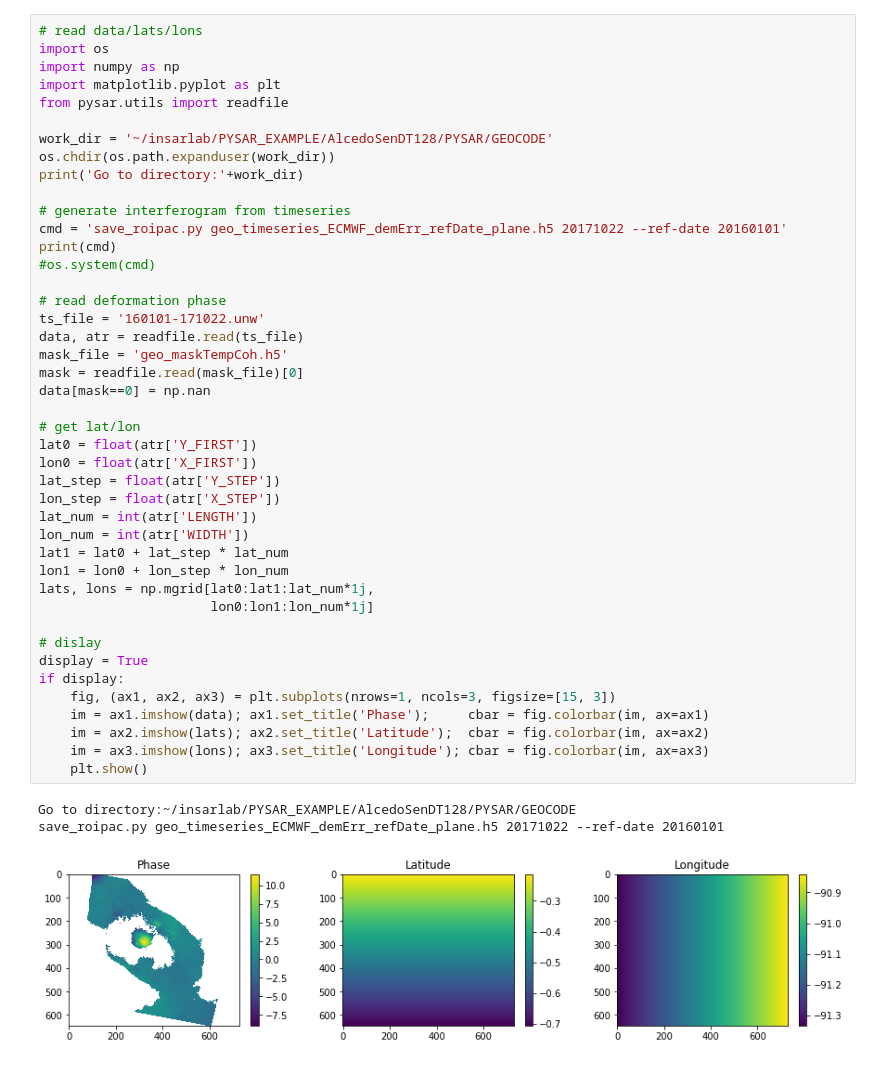
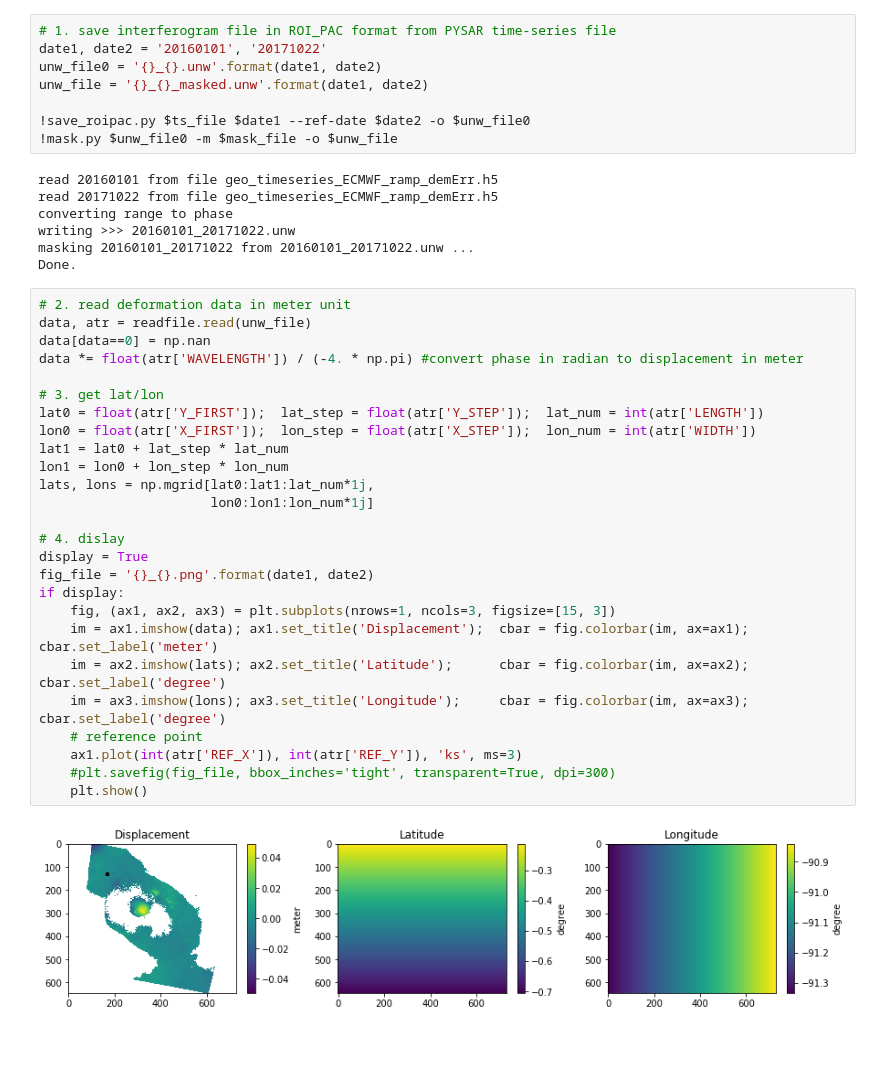
Before and after one commit to insarlab/MintPy, a Jupyter notebook: examples/save_data2text.ipynb, the cells around one changed output. Drawn from its saved outputs; the diff is of its cells as text.

```diff
--- a/examples/save_data2text.ipynb
+++ b/examples/save_data2text.ipynb
@@ -1,48 +19,44 @@
+# %%
+# 1. save interferogram file in ROI_PAC format from PYSAR time-series file
+date1, date2 = '20160101', '20171022'
+unw_file0 = '{}_{}.unw'.format(date1, date2)
+unw_file = '{}_{}_masked.unw'.format(date1, date2)
+
+!save_roipac.py $ts_file $date1 --ref-date $date2 -o $unw_file0
+!mask.py $unw_file0 -m $mask_file -o $unw_file
+# %% [output]
+read 20160101 from file geo_timeseries_ECMWF_ramp_demErr.h5
+read 20171022 from file geo_timeseries_ECMWF_ramp_demErr.h5
+converting range to phase
+writing >>> 20160101_20171022.unw
+masking 20160101_20171022 from 20160101_20171022.unw ...
+Done.
 # %%
-# read data/lats/lons
-import os
-import numpy as np
-import matplotlib.pyplot as plt
-from pysar.utils import readfile
+# 2. read deformation data in meter unit
+data, atr = readfile.read(unw_file)
+data[data==0] = np.nan
+data *= float(atr['WAVELENGTH']) / (-4. * np.pi) #convert phase in radian to displacement in meter
 
-work_dir = '~/insarlab/PYSAR_EXAMPLE/AlcedoSenDT128/PYSAR/GEOCODE'
-os.chdir(os.path.expanduser(work_dir))
-print('Go to directory:'+work_dir)
-
-# generate interferogram from timeseries
-cmd = 'save_roipac.py geo_timeseries_ECMWF_demErr_refDate_plane.h5 20171022 --ref-date 20160101'
-print(cmd)
-#os.system(cmd)
-
-# read deformation phase
-ts_file = '160101-171022.unw'
-data, atr = readfile.read(ts_file)
-mask_file = 'geo_maskTempCoh.h5'
-mask = readfile.read(mask_file)[0]
-data[mask==0] = np.nan
-
-# get lat/lon
-lat0 = float(atr['Y_FIRST'])
-lon0 = float(atr['X_FIRST'])
-lat_step = float(atr['Y_STEP'])
-lon_step = float(atr['X_STEP'])
-lat_num = int(atr['LENGTH'])
-lon_num = int(atr['WIDTH'])
+# 3. get lat/lon
+lat0 = float(atr['Y_FIRST']);  lat_step = float(atr['Y_STEP']);  lat_num = int(atr['LENGTH'])
+lon0 = float(atr['X_FIRST']);  lon_step = float(atr['X_STEP']);  lon_num = int(atr['WIDTH'])
 lat1 = lat0 + lat_step * lat_num
 lon1 = lon0 + lon_step * lon_num
 lats, lons = np.mgrid[lat0:lat1:lat_num*1j,
                       lon0:lon1:lon_num*1j]
 
-# dislay
+# 4. dislay
 display = True
+fig_file = '{}_{}.png'.format(date1, date2)
 if display:
     fig, (ax1, ax2, ax3) = plt.subplots(nrows=1, ncols=3, figsize=[15, 3])
-    im = ax1.imshow(data); ax1.set_title('Phase');     cbar = fig.colorbar(im, ax=ax1)
-    im = ax2.imshow(lats); ax2.set_title('Latitude');  cbar = fig.colorbar(im, ax=ax2)
-    im = ax3.imshow(lons); ax3.set_title('Longitude'); cbar = fig.colorbar(im, ax=ax3)
+    im = ax1.imshow(data); ax1.set_title('Displacement');  cbar = fig.colorbar(im, ax=ax1); cbar.set_label('meter')
+    im = ax2.imshow(lats); ax2.set_title('Latitude');      cbar = fig.colorbar(im, ax=ax2); cbar.set_label('degree')
+    im = ax3.imshow(lons); ax3.set_title('Longitude');     cbar = fig.colorbar(im, ax=ax3); cbar.set_label('degree')
+    # reference point
+    ax1.plot(int(atr['REF_X']), int(atr['REF_Y']), 'ks', ms=3)
+    #plt.savefig(fig_file, bbox_inches='tight', transparent=True, dpi=300)
     plt.show()
 # %% [output]
-Go to directory:~/insarlab/PYSAR_EXAMPLE/AlcedoSenDT128/PYSAR/GEOCODE
-save_roipac.py geo_timeseries_ECMWF_demErr_refDate_plane.h5 20171022 --ref-date 20160101
-[figure, old version]
+[figure, new version]
 # %%
```
Also changed, not shown: parts of 2 cells of this notebook.
